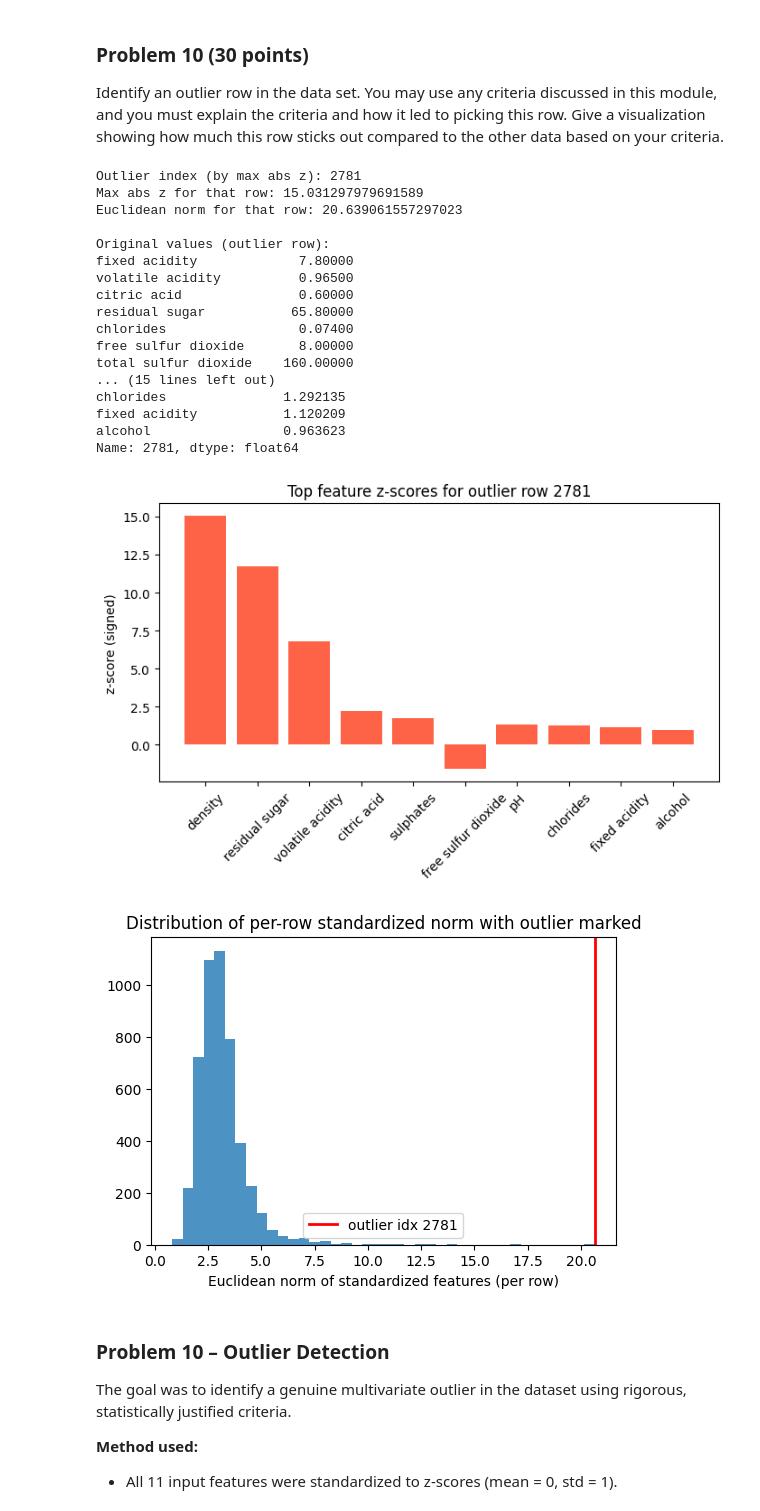
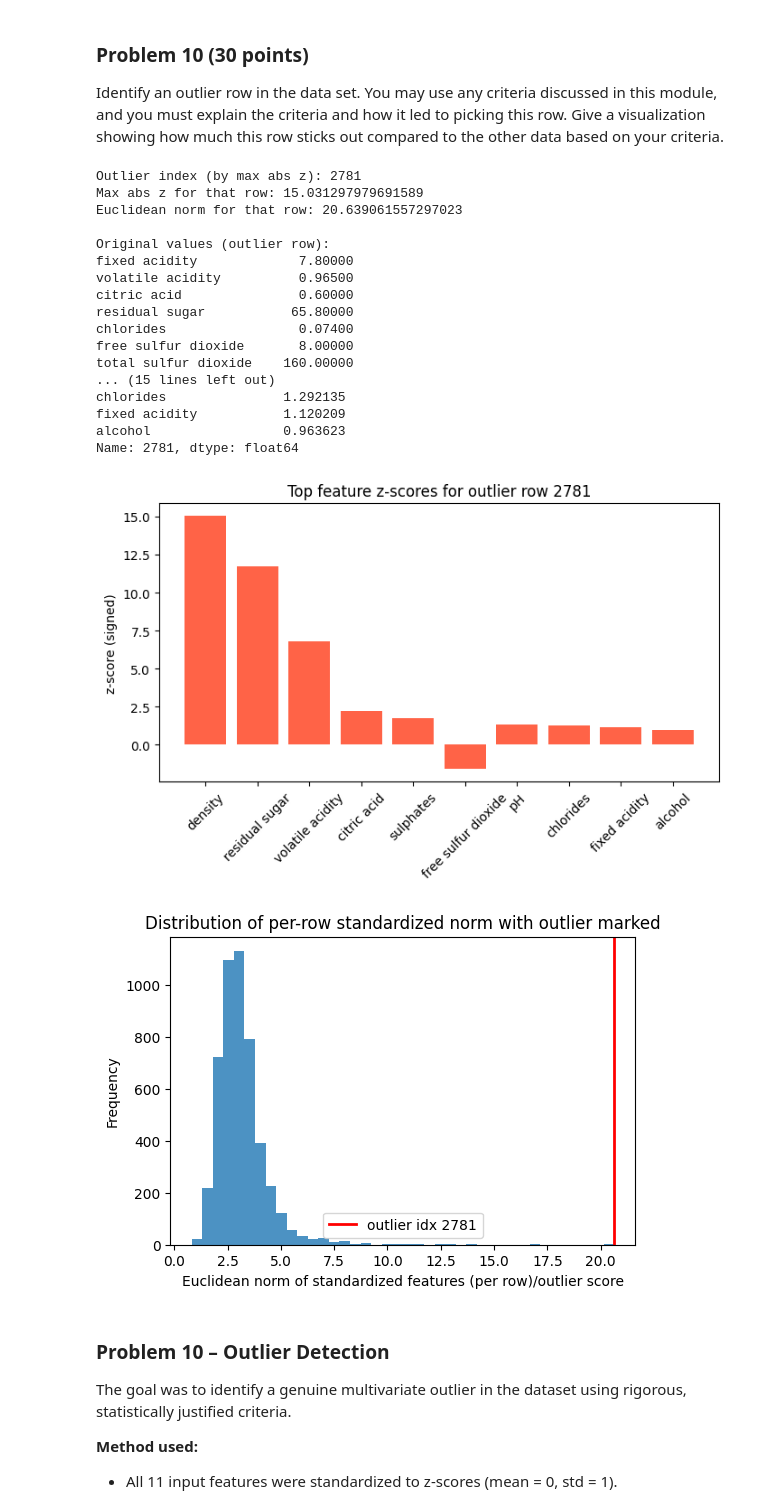
Before and after one commit to akamatt1/dx601-final-project, a Jupyter notebook: project.ipynb, the cells around one changed output. Drawn from its saved outputs; the diff is of its cells as text; code cells hidden in the pictures.

```diff
--- a/project.ipynb
+++ b/project.ipynb
@@ -686,35 +686,36 @@ plt.xticks(rotation=45)
 plt.ylabel("z-score (signed)")
 plt.title(f"Top feature z-scores for outlier row {outlier_idx}")
 plt.show()
 
 # Visualize distribution of row_euclid and mark this outlier
 plt.figure(figsize=(6,4))
 plt.hist(row_euclid, bins=40, alpha=0.8)
 plt.axvline(row_euclid[outlier_idx], color='red', linewidth=2, label=f"outlier idx {outlier_idx}")
 plt.legend()
-plt.xlabel("Euclidean norm of standardized features (per row)")
+plt.xlabel("Euclidean norm of standardized features (per row)/outlier score")
+plt.ylabel('Frequency')
 plt.title("Distribution of per-row standardized norm with outlier marked")
 plt.show()
 # %% [output]
 Outlier index (by max abs z): 2781
 Max abs z for that row: 15.031297979691589
 Euclidean norm for that row: 20.639061557297023
 
 Original values (outlier row):
 fixed acidity             7.80000
 volatile acidity          0.96500
 citric acid               0.60000
 residual sugar           65.80000
 chlorides                 0.07400
 free sulfur dioxide       8.00000
 total sulfur dioxide    160.00000
 ... (15 lines left out)
 chlorides               1.292135
 fixed acidity           1.120209
 alcohol                 0.963623
 Name: 2781, dtype: float64
 [figure]
-[figure, old version]
+[figure, new version]
 # %% [markdown]
 ### Problem 10 – Outlier Detection
 
```
Also changed, not shown: parts of 3 cells of this notebook.
